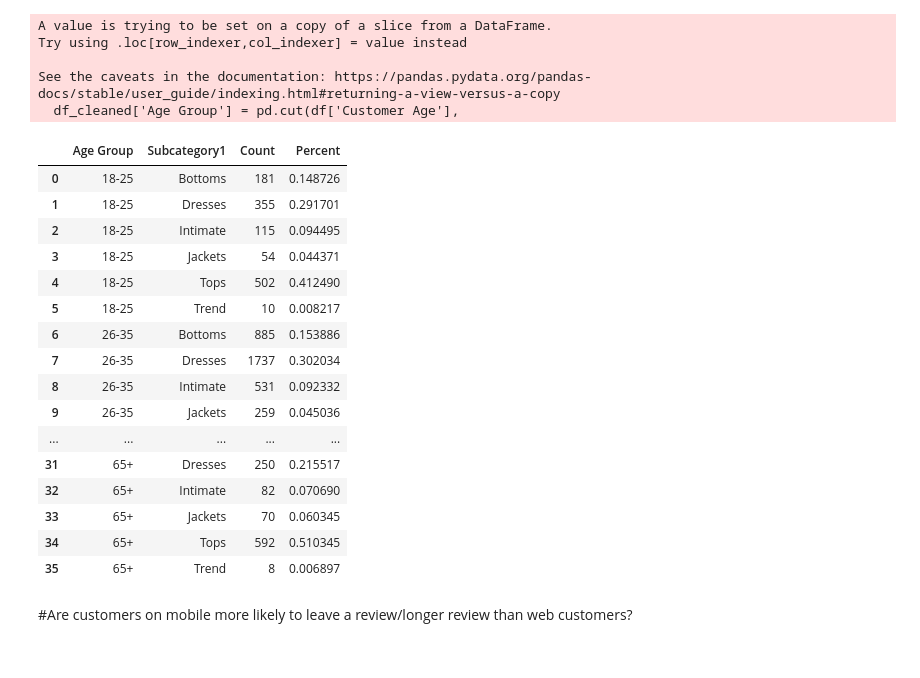
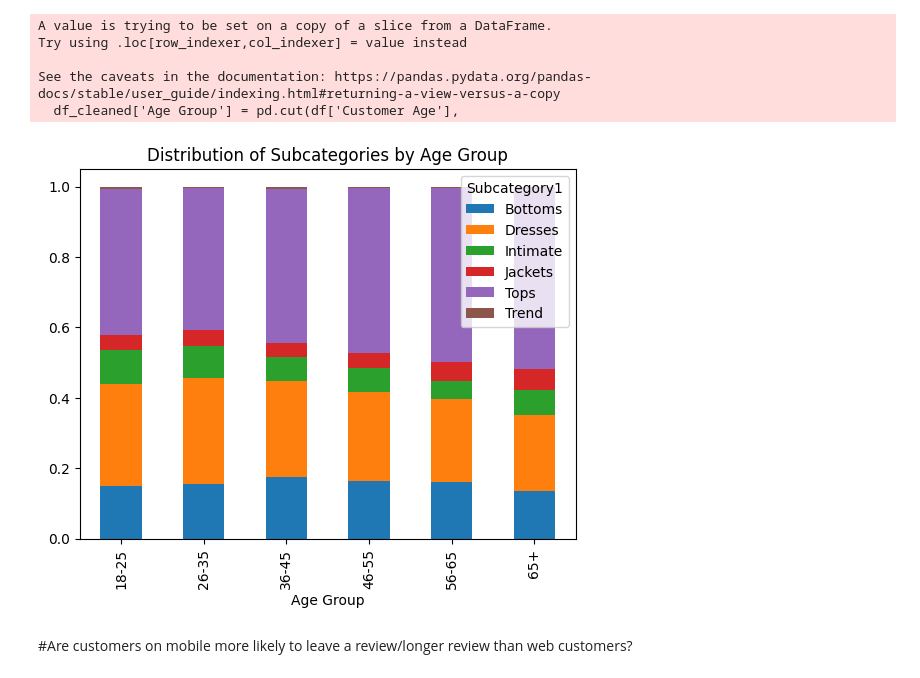
Before and after one commit to fuertesnatwit/Individual-Data-Science-Project, a Jupyter notebook: individualProject.ipynb, the cells around one changed output. Cells and saved outputs as stored; diff of their text form; code cells hidden in the pictures.

```diff
--- a/individualProject.ipynb
+++ b/individualProject.ipynb
@@ -43,25 +43,20 @@ See the caveats in the documentation: https://pandas.pydata.org/pandas-docs/stab
 popularity = df_cleaned.groupby(['Age Group', 'Subcategory1']).size().reset_index(name='Count')
 popularity['Percent'] = popularity['Percent'] = popularity.groupby('Age Group')['Count']\
                                   .transform(lambda x: x / x.sum())
-popularity
+popularity_c = popularity[['Age Group', 'Subcategory1', 'Percent']]
+pivot_df = popularity_c.pivot(
+    index='Age Group',
+    columns='Subcategory1',
+    values='Percent'
+).reset_index()
-# %% [output]
-|  | Age Group | Subcategory1 | Count | Percent |
-| 0 | 18-25 | Bottoms | 181 | 0.148726 |
-| 1 | 18-25 | Dresses | 355 | 0.291701 |
-| 2 | 18-25 | Intimate | 115 | 0.094495 |
-| 3 | 18-25 | Jackets | 54 | 0.044371 |
-| 4 | 18-25 | Tops | 502 | 0.412490 |
-| 5 | 18-25 | Trend | 10 | 0.008217 |
-| 6 | 26-35 | Bottoms | 885 | 0.153886 |
-| 7 | 26-35 | Dresses | 1737 | 0.302034 |
-| 8 | 26-35 | Intimate | 531 | 0.092332 |
-| 9 | 26-35 | Jackets | 259 | 0.045036 |
-| ... | ... | ... | ... | ... |
-| 31 | 65+ | Dresses | 250 | 0.215517 |
-| 32 | 65+ | Intimate | 82 | 0.070690 |
-| 33 | 65+ | Jackets | 70 | 0.060345 |
-| 34 | 65+ | Tops | 592 | 0.510345 |
-| 35 | 65+ | Trend | 8 | 0.006897 |
+# %%
+#Graph Creation
+pivot_df.plot(x='Age Group', kind='bar', stacked=True,
+        title='Distribution of Subcategories by Age Group')
+plt.savefig("plot.png", bbox_inches='tight')
+plt.show()
+# %% [output]
+[figure, added]
 # %% [markdown]
 #Are customers on mobile more likely to leave a review/longer review than web customers?
 # %%
```
